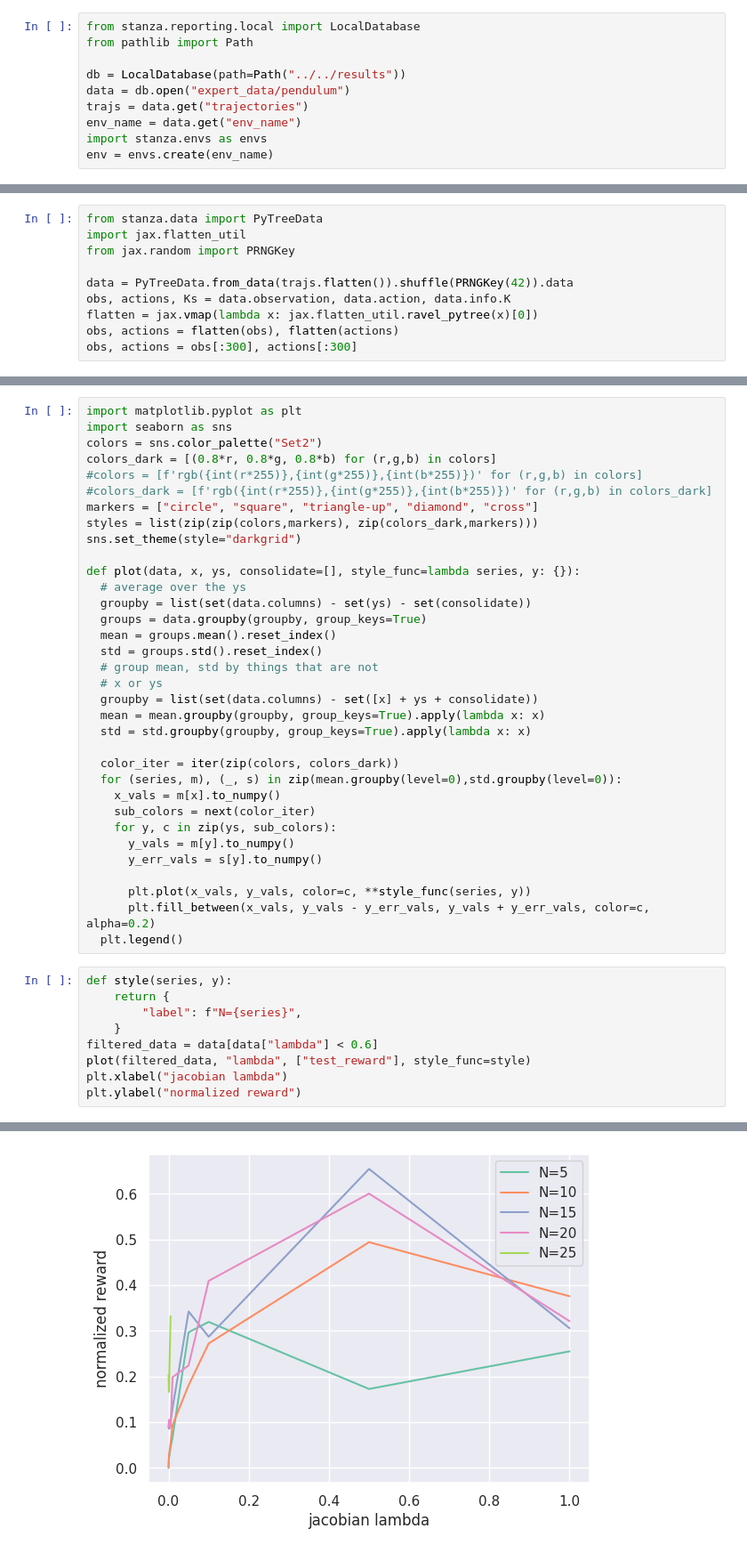
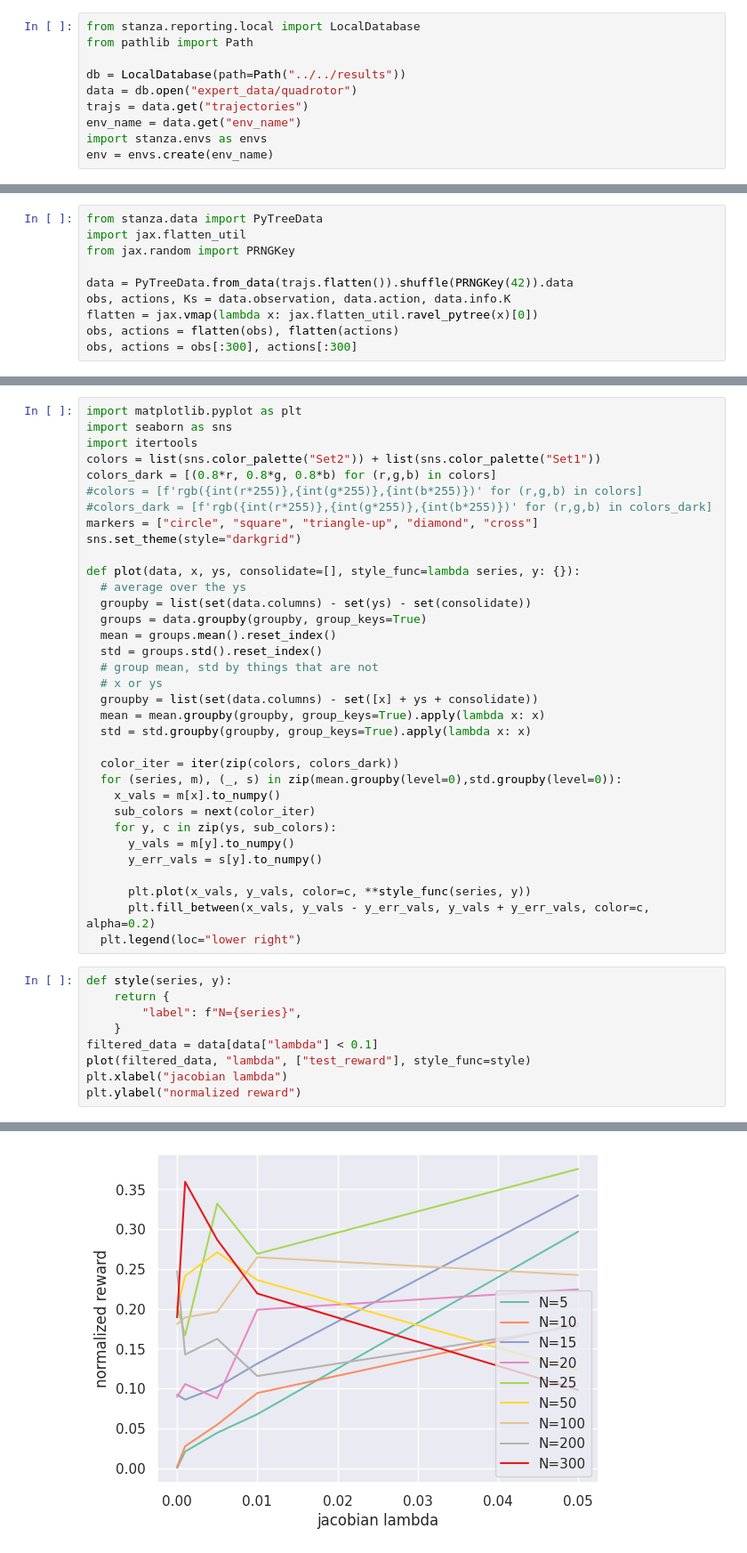
Before and after one commit to foundry-ai/foundry, a Jupyter notebook: projects/diffusion_policy/visualize_data.ipynb, the cells around one changed output, grey strips where cells are left out. Shown at 89% size. Drawn from its saved outputs; the diff is of its cells as text.

```diff
--- a/projects/diffusion_policy/visualize_data.ipynb
+++ b/projects/diffusion_policy/visualize_data.ipynb
@@ -8,7 +11,7 @@ from stanza.reporting.local import LocalDatabase
 from pathlib import Path
 
 db = LocalDatabase(path=Path("../../results"))
-data = db.open("expert_data/pendulum")
+data = db.open("expert_data/quadrotor")
 trajs = data.get("trajectories")
 env_name = data.get("env_name")
 import stanza.envs as envs
@@ -110,12 +108,12 @@ print(data)
 # %%
 import matplotlib.pyplot as plt
 import seaborn as sns
-colors = sns.color_palette("Set2")
+import itertools
+colors = list(sns.color_palette("Set2")) + list(sns.color_palette("Set1"))
 colors_dark = [(0.8*r, 0.8*g, 0.8*b) for (r,g,b) in colors]
 #colors = [f'rgb({int(r*255)},{int(g*255)},{int(b*255)})' for (r,g,b) in colors]
 #colors_dark = [f'rgb({int(r*255)},{int(g*255)},{int(b*255)})' for (r,g,b) in colors_dark]
 markers = ["circle", "square", "triangle-up", "diamond", "cross"]
-styles = list(zip(zip(colors,markers), zip(colors_dark,markers)))
 sns.set_theme(style="darkgrid")
 
 def plot(data, x, ys, consolidate=[], style_func=lambda series, y: {}):
@@ -140,16 +138,16 @@ def plot(data, x, ys, consolidate=[], style_func=lambda series, y: {}):
 
       plt.plot(x_vals, y_vals, color=c, **style_func(series, y))
       plt.fill_between(x_vals, y_vals - y_err_vals, y_vals + y_err_vals, color=c, alpha=0.2)
-  plt.legend()
+  plt.legend(loc="lower right")
 # %%
 def style(series, y):
     return {
         "label": f"N={series}",
     }
-filtered_data = data[data["lambda"] < 0.6]
+filtered_data = data[data["lambda"] < 0.1]
 plot(filtered_data, "lambda", ["test_reward"], style_func=style)
 plt.xlabel("jacobian lambda")
 plt.ylabel("normalized reward")
 # %% [output]
 Text(0, 0.5, 'normalized reward')
-[figure, old version]
+[figure, new version]
```
Also changed, not shown: parts of 6 cells of this notebook, 33 other files.
